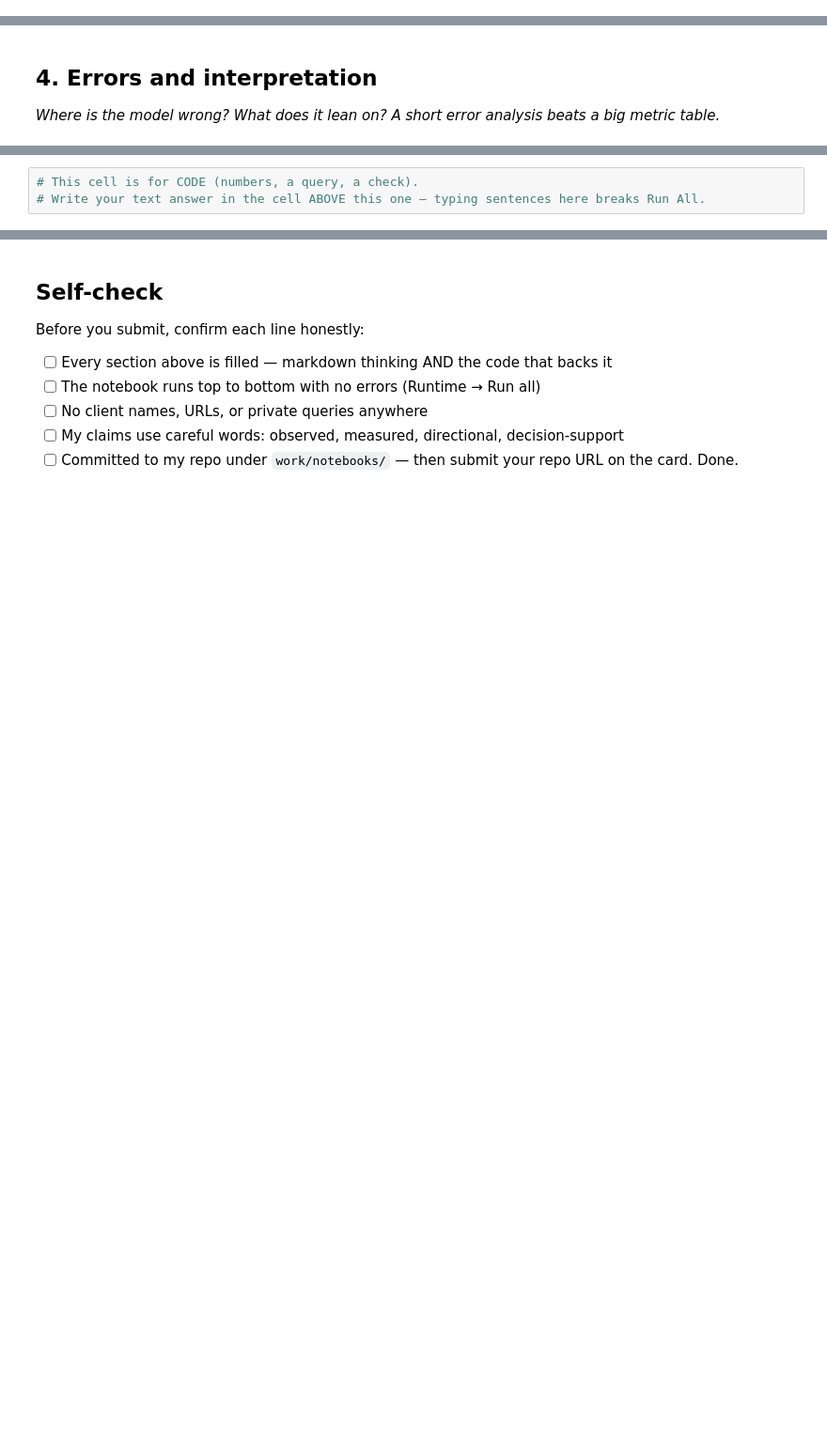
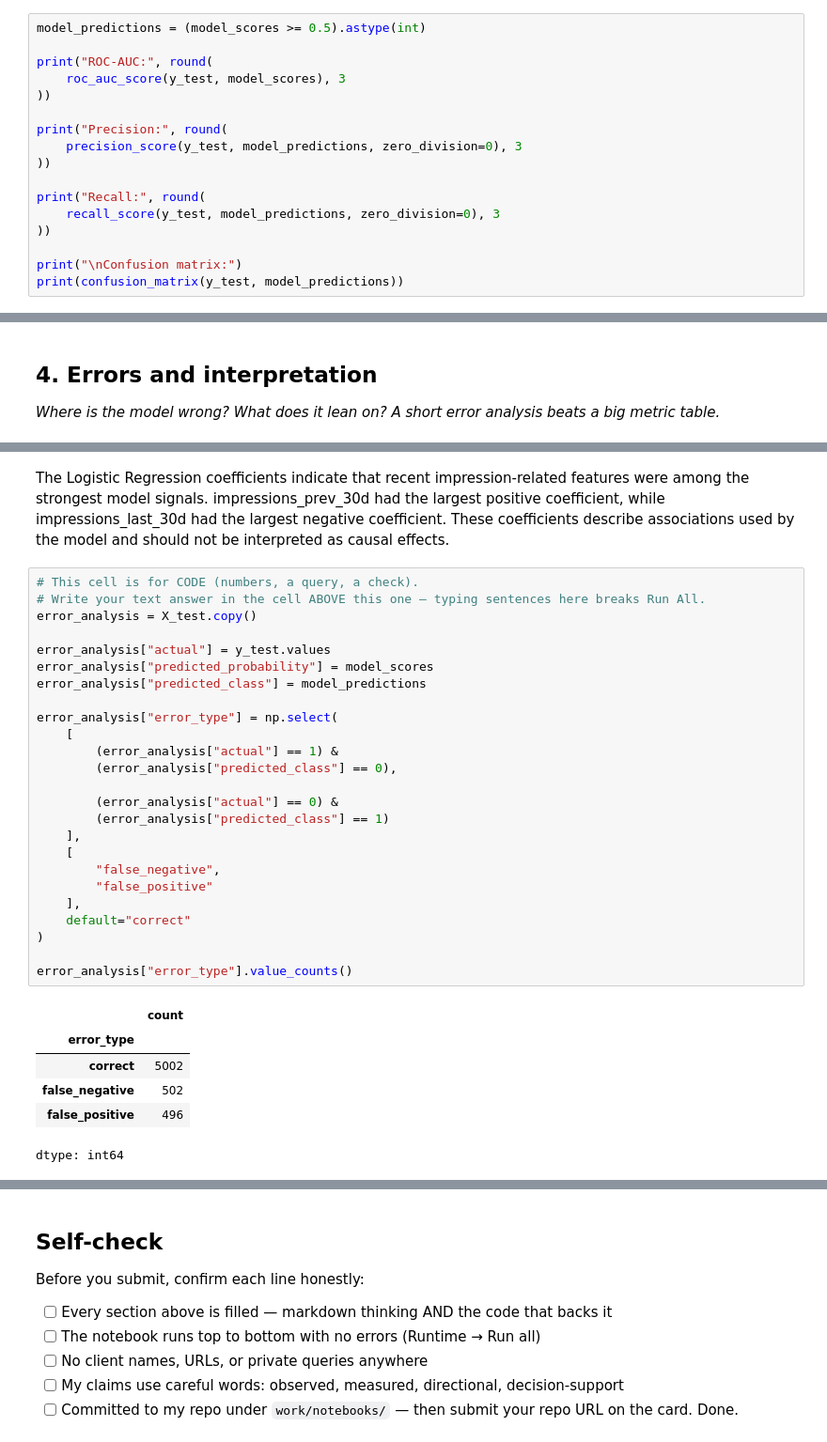
Before and after one commit to prakash587/flyrank-ml-internship-starter, a Jupyter notebook: work/notebooks/w05_model.ipynb, the cells around one changed output, grey strips where cells are left out. Shown at 94% size. Drawn from its saved outputs; the diff is of its cells as text; blank space fills up the shorter version.

```diff
--- a/work/notebooks/w05_model.ipynb
+++ b/work/notebooks/w05_model.ipynb
@@ -29,0 +327,17 @@ This skeleton is yours to fill. Work the sections **in order** — each one has
+# %%
+model_predictions = (model_scores >= 0.5).astype(int)
+
+print("ROC-AUC:", round(
+    roc_auc_score(y_test, model_scores), 3
+))
+
+print("Precision:", round(
+    precision_score(y_test, model_predictions, zero_division=0), 3
+))
+
+print("Recall:", round(
+    recall_score(y_test, model_predictions, zero_division=0), 3
+))
+
+print("\nConfusion matrix:")
+print(confusion_matrix(y_test, model_predictions))
@@ -34,3 +358,34 @@ This skeleton is yours to fill. Work the sections **in order** — each one has
+# %% [markdown]
+The Logistic Regression coefficients indicate that recent impression-related features were among the strongest model signals. impressions_prev_30d had the largest positive coefficient, while impressions_last_30d had the largest negative coefficient. These coefficients describe associations used by the model and should not be interpreted as causal effects.
 # %%
 # This cell is for CODE (numbers, a query, a check).
 # Write your text answer in the cell ABOVE this one — typing sentences here breaks Run All.
+error_analysis = X_test.copy()
+
+error_analysis["actual"] = y_test.values
+error_analysis["predicted_probability"] = model_scores
+error_analysis["predicted_class"] = model_predictions
+
+error_analysis["error_type"] = np.select(
+    [
+        (error_analysis["actual"] == 1) &
+        (error_analysis["predicted_class"] == 0),
+
+        (error_analysis["actual"] == 0) &
+        (error_analysis["predicted_class"] == 1)
+    ],
+    [
+        "false_negative",
+        "false_positive"
+    ],
+    default="correct"
+)
+
+error_analysis["error_type"].value_counts()
+# %% [output]
+|  | count |
+| error_type |  |
+| correct | 5002 |
+| false_negative | 502 |
+| false_positive | 496 |
+dtype: int64
```
Also changed, not shown: parts of 20 cells of this notebook.
